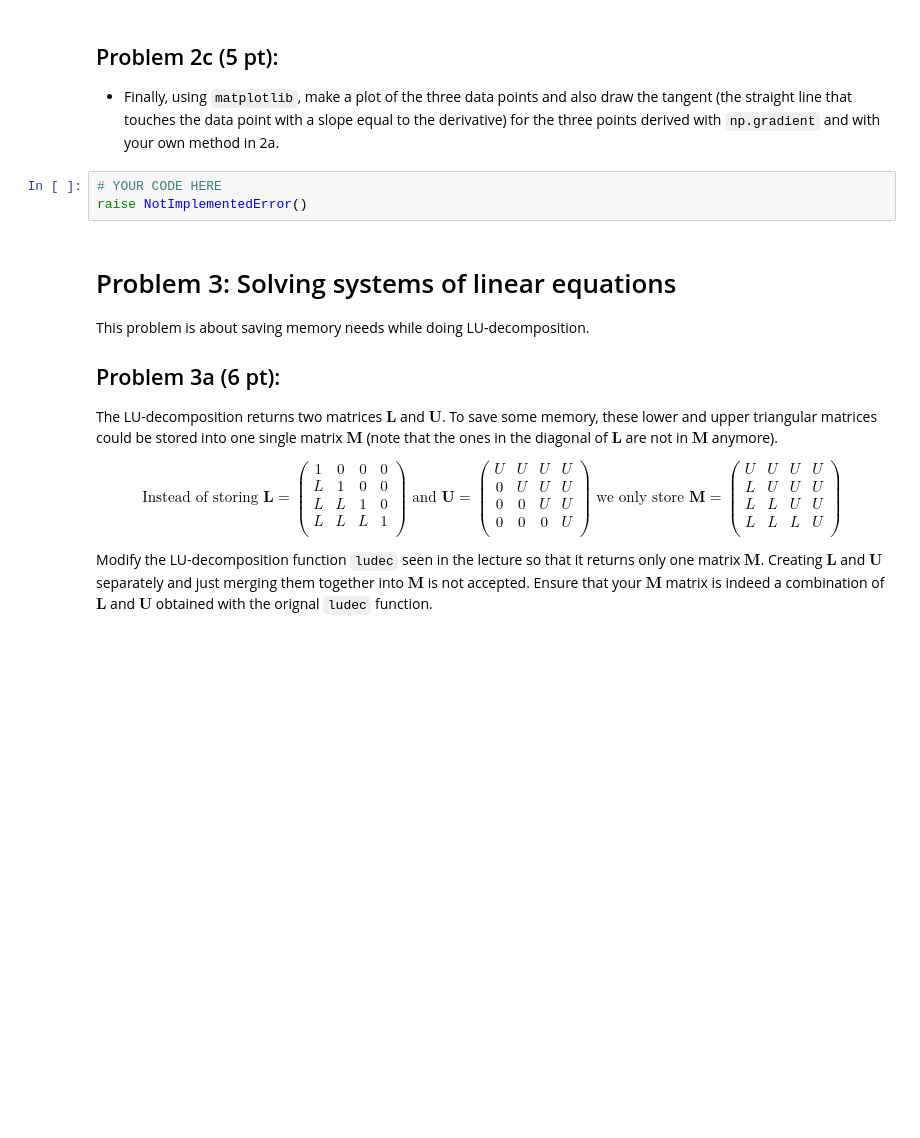
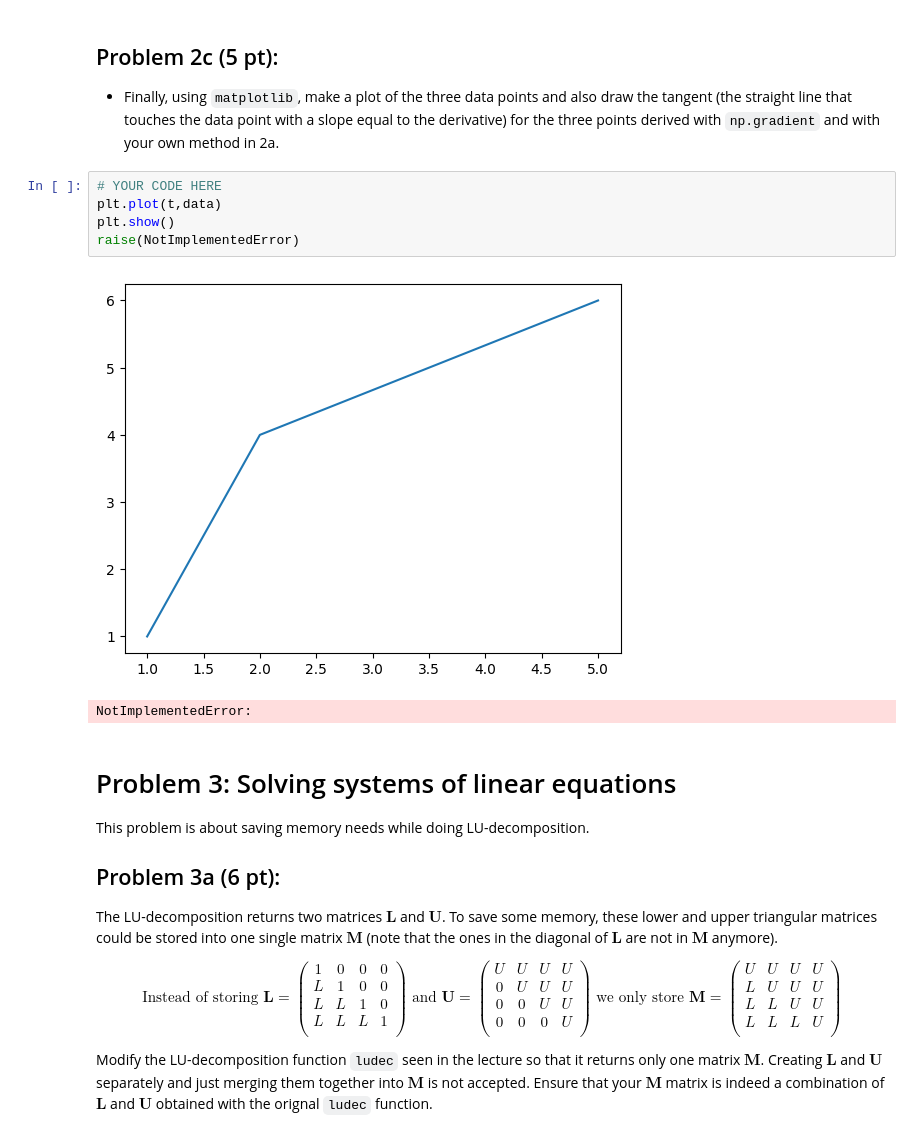
Before and after one commit to ufotermiten/Final_LP4, a Jupyter notebook: LP4_final_Group045.ipynb, the cells around one changed output. Saved outputs shown, nothing was run; the diff lists cells and outputs as text; blank space fills up the shorter version.

````diff
--- a/LP4_final_Group045.ipynb
+++ b/LP4_final_Group045.ipynb
@@ -94,7 +97,12 @@ YOUR ANSWER HERE
 - Finally, using ```matplotlib```, make a plot of the three data points and also draw the tangent (the straight line that touches the data point with a slope equal to the derivative) for the three points derived with ```np.gradient``` and with your own method in 2a.
 # %%
 # YOUR CODE HERE
-raise NotImplementedError()
+plt.plot(t,data)
+plt.show()
+raise(NotImplementedError)
+# %% [output]
+[figure, added]
+NotImplementedError:
 # %% [markdown]
 # Problem 3: Solving systems of linear equations
 
````
Also changed, not shown: parts of 4 cells of this notebook.
